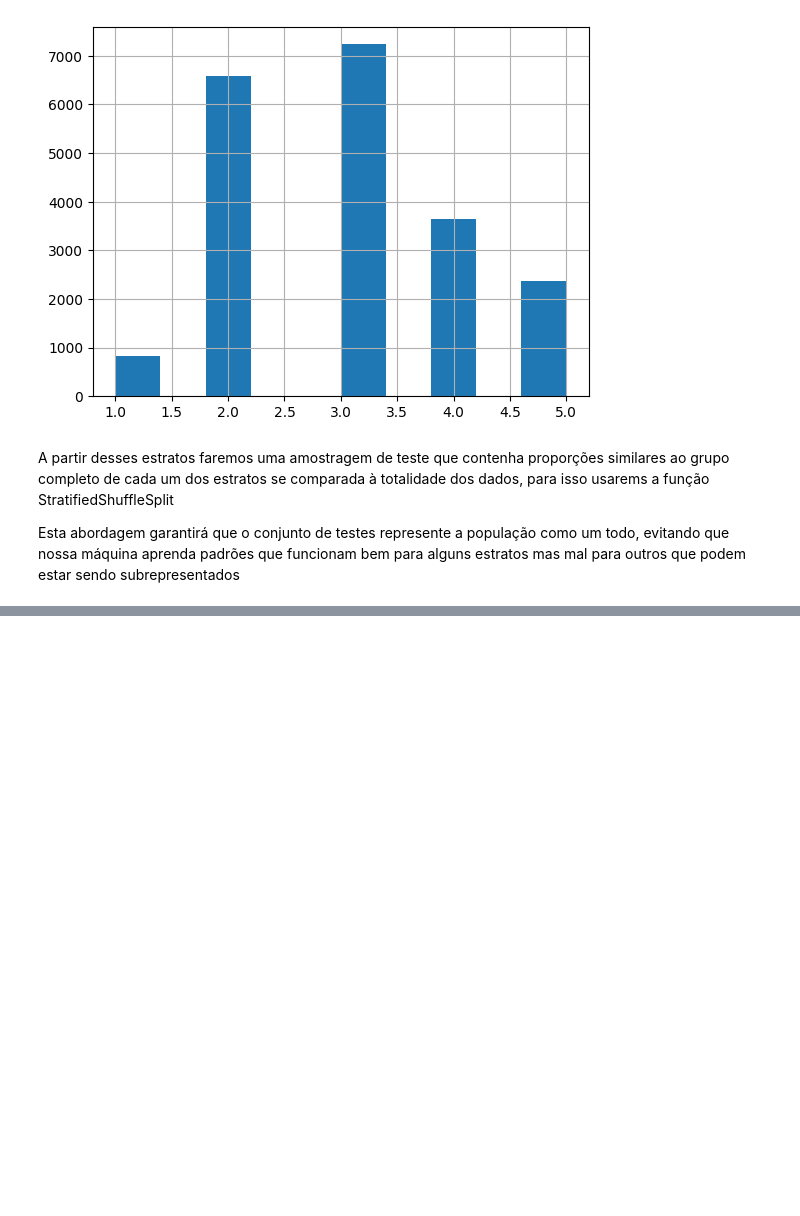
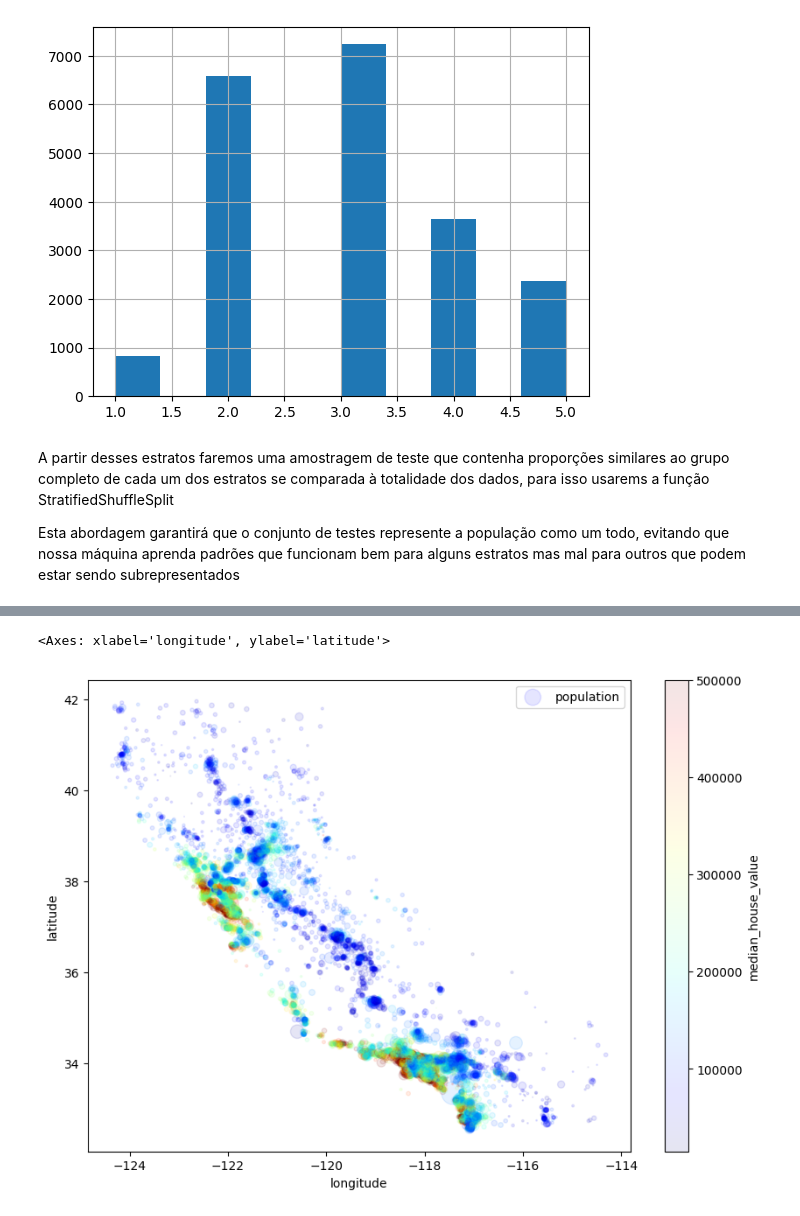
Before and after one commit to MatzkinGurza/MLStudies_Regression_Repo, a Jupyter notebook: Cap2Regressor.ipynb, the cells around one changed output, grey strips where cells are left out. Cells and saved outputs as stored; diff of their text form; code cells hidden in the pictures; blank space fills up the shorter version.

```diff
--- a/Cap2Regressor.ipynb
+++ b/Cap2Regressor.ipynb
@@ -141,0 +144,7 @@ Esta abordagem garantirá que o conjunto de testes represente a população como
+# %%
+split = StratifiedShuffleSplit(n_splits=1, test_size=0.2, random_state=42)
+for train_index, test_index in split.split(housingdf, housingdf["cat_of_income"]):
+    strat_train_set = housingdf.loc[train_index]
+    strat_test_set = housingdf.loc[test_index]
+#Obs) o StratifieShuffleSplit cria um objeto sobre o qual podemos iterar, para cada split indicado no número de splits ele cria uma dupla de indexs
+#Assim, nesse caso o for roda uma vez na qual pegamos os dois lados do split unico que ocorreu
@@ -141,0 +178,8 @@ Esta abordagem garantirá que o conjunto de testes represente a população como
+# %%
+housing = strat_train_set.copy()
+# %%
+housing.plot(kind="scatter",x="longitude",y="latitude", alpha=0.1,s=housing["population"]/100, label="population", figsize=(10,7),
+             c="median_house_value", cmap=plt.get_cmap("jet"), colorbar=True)
+# %% [output]
+<Axes: xlabel='longitude', ylabel='latitude'>
+[figure, added]
```
Also changed, not shown: parts of 7 cells of this notebook.
